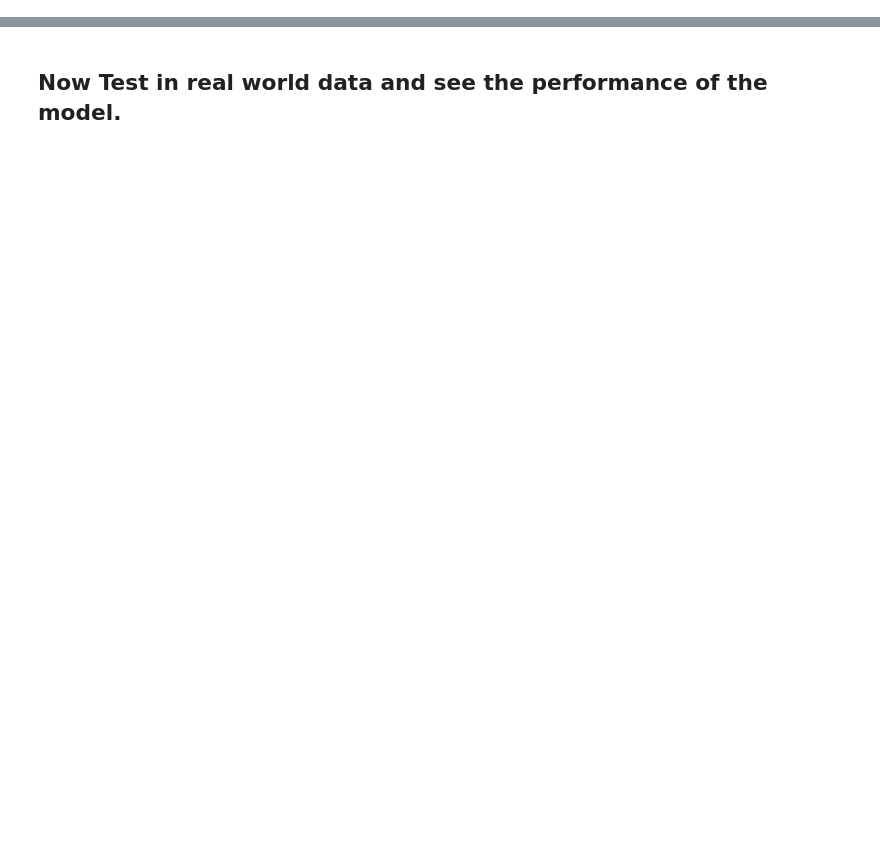
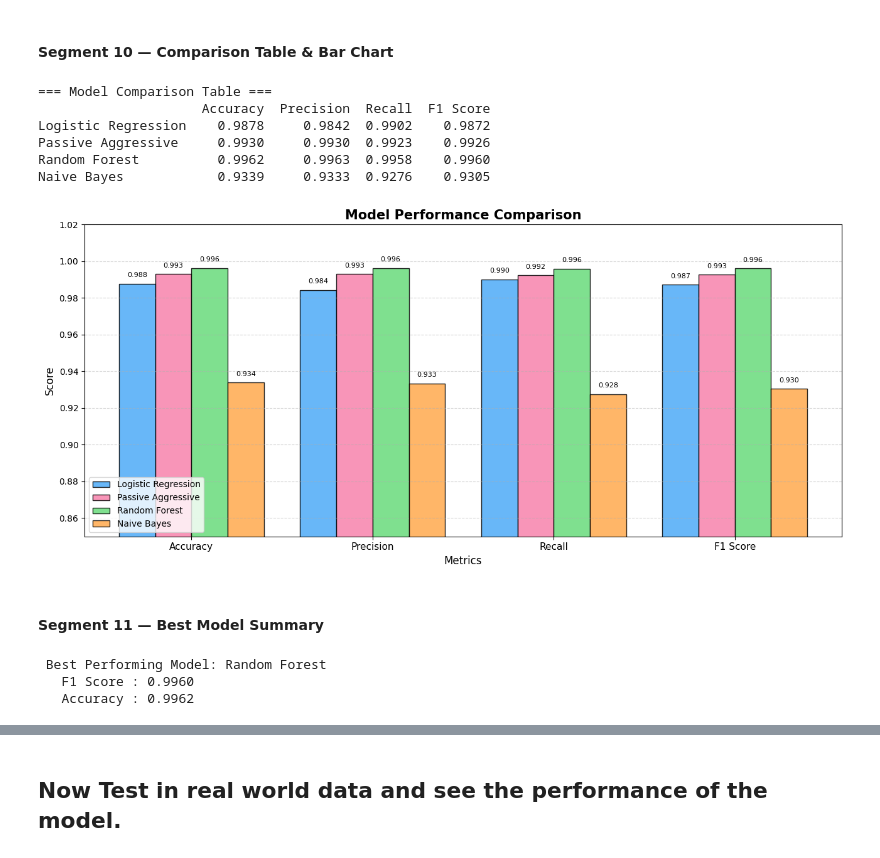
Before and after one commit to Tarikul3639/fake-news-detection, a Jupyter notebook: Fake_News_Detection.ipynb, the cells around one changed output, grey strips where cells are left out. Saved outputs shown, nothing was run; the diff lists cells and outputs as text; code cells hidden in the pictures; blank space fills up the shorter version.

```diff
--- a/Fake_News_Detection.ipynb
+++ b/Fake_News_Detection.ipynb
@@ -313,0 +300,55 @@ print(f"   Accuracy : {results_df.loc[best_model, 'Accuracy']:.4f}")
+# %% [markdown]
+#### Segment 10 — Comparison Table & Bar Chart
+# %%
+results_df = pd.DataFrame(results).T.round(4)
+print("\n=== Model Comparison Table ===")
+print(results_df)
+
+metrics = ["Accuracy", "Precision", "Recall", "F1 Score"]
+x = np.arange(len(metrics))
+width = 0.20
+colors = ['#4dabf7', '#f783ac', '#69db7c', '#ffa94d']
+
+fig, ax = plt.subplots(figsize=(13, 6))
+
+for i, (name, scores) in enumerate(results.items()):
+    values = [scores[m] for m in metrics]
+    bars = ax.bar(x + i * width, values, width, label=name,
+                  color=colors[i], edgecolor='black', alpha=0.85)
+    for bar in bars:
+        ax.text(bar.get_x() + bar.get_width() / 2,
+                bar.get_height() + 0.003,
+                f'{bar.get_height():.3f}',
+                ha='center', va='bottom', fontsize=8)
+
+ax.set_xlabel('Metrics', fontsize=12)
+ax.set_ylabel('Score', fontsize=12)
+ax.set_title('Model Performance Comparison', fontsize=15, fontweight='bold')
+ax.set_xticks(x + width * 1.5)
+ax.set_xticklabels(metrics, fontsize=11)
+ax.set_ylim(0.85, 1.02)
+ax.legend(fontsize=10)
+ax.grid(axis='y', linestyle='--', alpha=0.5)
+
+plt.tight_layout()
+plt.savefig('model_comparison.png', dpi=150)
+plt.show()
+# %% [output]
+=== Model Comparison Table ===
+                     Accuracy  Precision  Recall  F1 Score
+Logistic Regression    0.9878     0.9842  0.9902    0.9872
+Passive Aggressive     0.9930     0.9930  0.9923    0.9926
+Random Forest          0.9962     0.9963  0.9958    0.9960
+Naive Bayes            0.9339     0.9333  0.9276    0.9305
+[figure, added]
+# %% [markdown]
+#### Segment 11 — Best Model Summary
+# %%
+best_model = results_df['F1 Score'].idxmax()
+print(f"\n Best Performing Model: {best_model}")
+print(f"   F1 Score : {results_df.loc[best_model, 'F1 Score']:.4f}")
+print(f"   Accuracy : {results_df.loc[best_model, 'Accuracy']:.4f}")
+# %% [output]
+ Best Performing Model: Random Forest
+   F1 Score : 0.9960
+   Accuracy : 0.9962
```
Also changed, not shown: parts of 52 cells of this notebook.
